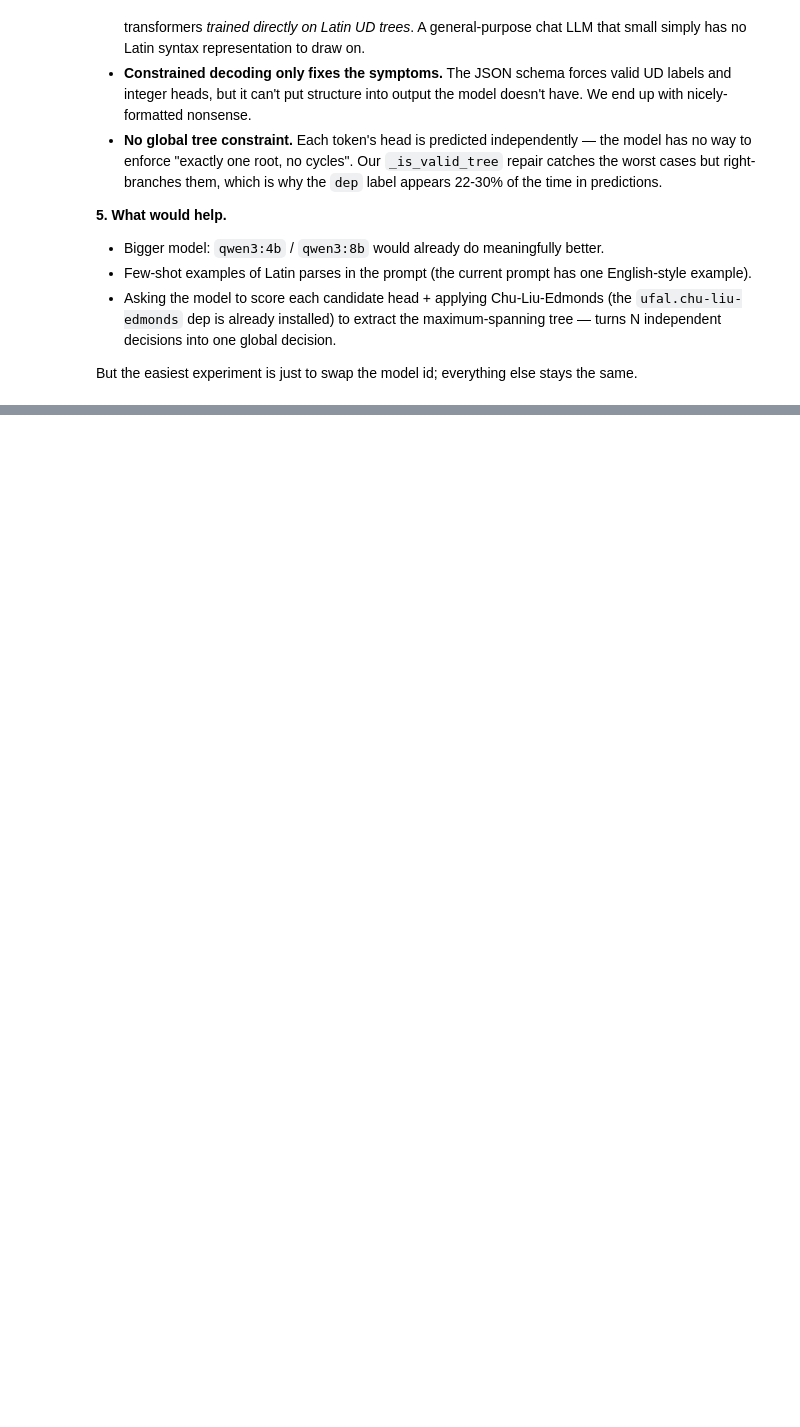
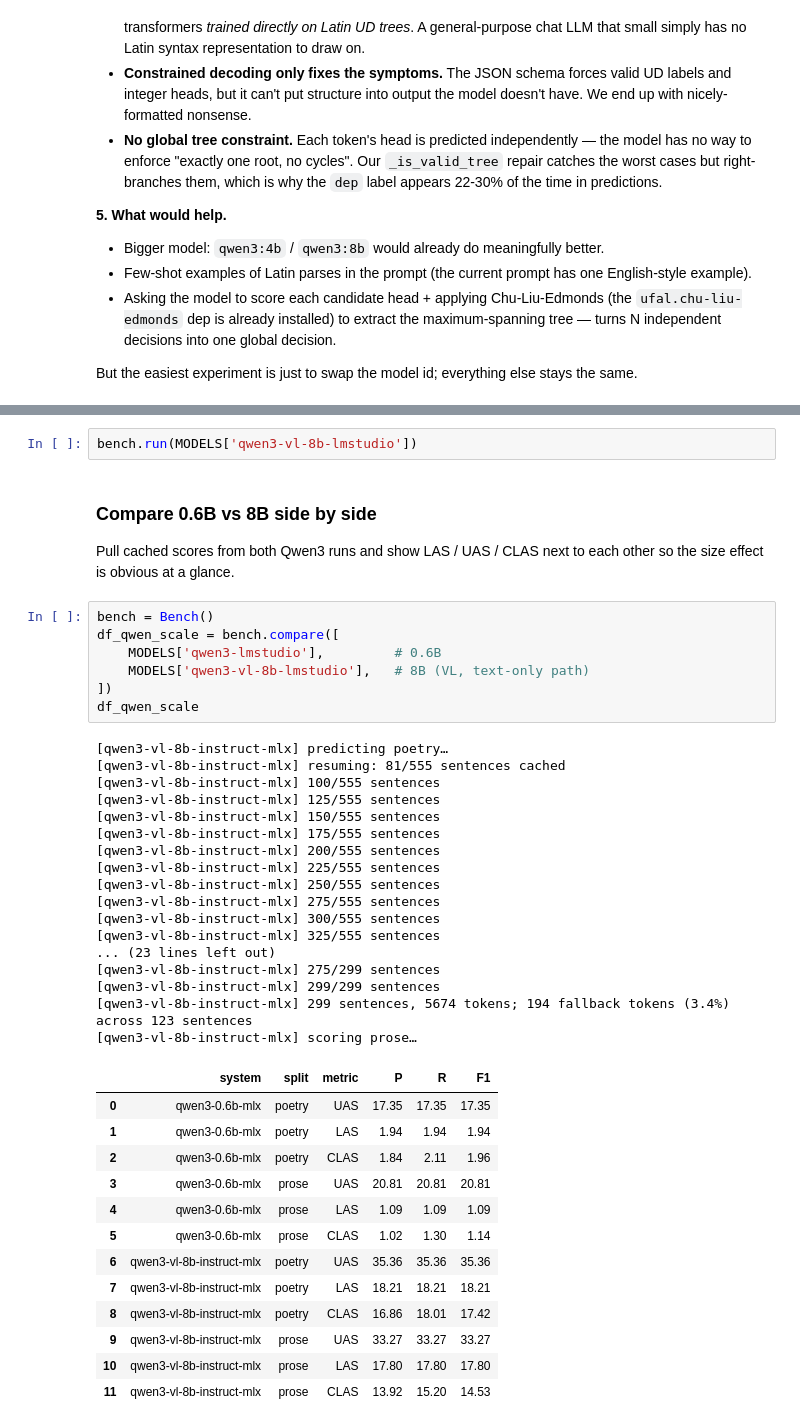
Before and after one commit to Nicolas-Py/NLP-LLM-SS2026, a Jupyter notebook: notebooks/02_compare_models.ipynb, the cells around one changed output, grey strips where cells are left out. Cells and saved outputs as stored; diff of their text form; blank space fills up the shorter version.

```diff
--- a/notebooks/02_compare_models.ipynb
+++ b/notebooks/02_compare_models.ipynb
@@ -355,0 +355,45 @@ But the easiest experiment is just to swap the model id; everything else stays t
+# %%
+bench.run(MODELS['qwen3-vl-8b-lmstudio'])
+# %% [markdown]
+### Compare 0.6B vs 8B side by side
+
+Pull cached scores from both Qwen3 runs and show LAS / UAS / CLAS
+next to each other so the size effect is obvious at a glance.
+# %%
+bench = Bench()
+df_qwen_scale = bench.compare([
+    MODELS['qwen3-lmstudio'],         # 0.6B
+    MODELS['qwen3-vl-8b-lmstudio'],   # 8B (VL, text-only path)
+])
+df_qwen_scale
+# %% [output]
+[qwen3-vl-8b-instruct-mlx] predicting poetry…
+[qwen3-vl-8b-instruct-mlx] resuming: 81/555 sentences cached
+[qwen3-vl-8b-instruct-mlx] 100/555 sentences
+[qwen3-vl-8b-instruct-mlx] 125/555 sentences
+[qwen3-vl-8b-instruct-mlx] 150/555 sentences
+[qwen3-vl-8b-instruct-mlx] 175/555 sentences
+[qwen3-vl-8b-instruct-mlx] 200/555 sentences
+[qwen3-vl-8b-instruct-mlx] 225/555 sentences
+[qwen3-vl-8b-instruct-mlx] 250/555 sentences
+[qwen3-vl-8b-instruct-mlx] 275/555 sentences
+[qwen3-vl-8b-instruct-mlx] 300/555 sentences
+[qwen3-vl-8b-instruct-mlx] 325/555 sentences
+... (23 lines left out)
+[qwen3-vl-8b-instruct-mlx] 275/299 sentences
+[qwen3-vl-8b-instruct-mlx] 299/299 sentences
+[qwen3-vl-8b-instruct-mlx] 299 sentences, 5674 tokens; 194 fallback tokens (3.4%) across 123 sentences
+[qwen3-vl-8b-instruct-mlx] scoring prose…
+|  | system | split | metric | P | R | F1 |
+| 0 | qwen3-0.6b-mlx | poetry | UAS | 17.35 | 17.35 | 17.35 |
+| 1 | qwen3-0.6b-mlx | poetry | LAS | 1.94 | 1.94 | 1.94 |
+| 2 | qwen3-0.6b-mlx | poetry | CLAS | 1.84 | 2.11 | 1.96 |
+| 3 | qwen3-0.6b-mlx | prose | UAS | 20.81 | 20.81 | 20.81 |
+| 4 | qwen3-0.6b-mlx | prose | LAS | 1.09 | 1.09 | 1.09 |
+| 5 | qwen3-0.6b-mlx | prose | CLAS | 1.02 | 1.30 | 1.14 |
+| 6 | qwen3-vl-8b-instruct-mlx | poetry | UAS | 35.36 | 35.36 | 35.36 |
+| 7 | qwen3-vl-8b-instruct-mlx | poetry | LAS | 18.21 | 18.21 | 18.21 |
+| 8 | qwen3-vl-8b-instruct-mlx | poetry | CLAS | 16.86 | 18.01 | 17.42 |
+| 9 | qwen3-vl-8b-instruct-mlx | prose | UAS | 33.27 | 33.27 | 33.27 |
+| 10 | qwen3-vl-8b-instruct-mlx | prose | LAS | 17.80 | 17.80 | 17.80 |
+| 11 | qwen3-vl-8b-instruct-mlx | prose | CLAS | 13.92 | 15.20 | 14.53 |
```
Also changed, not shown: parts of 8 cells of this notebook, 1 other file.
